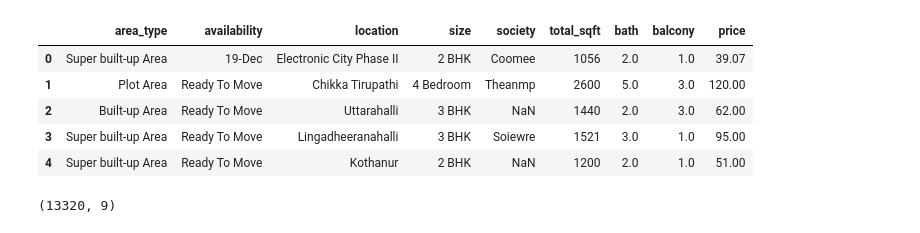
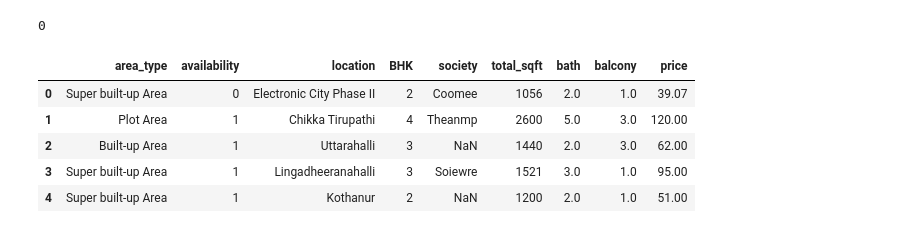
Before and after one commit to NandaKishore-prog/Bangalore_price_prediction, a Jupyter notebook: src/data_preprocessing.ipynb, the cells around one changed output. Drawn from its saved outputs; the diff is of its cells as text; code cells hidden in the pictures.

```diff
--- a/src/data_preprocessing.ipynb
+++ b/src/data_preprocessing.ipynb
@@ -3,0 +26,4 @@ df=pd.read_csv("../data/raw/bengaluru_house_prices.csv")
+# %%
+df1=df0.copy()
+df1=df1[~(df1.availability=="Immediate Possession")] #remove this catogery
+df1.shape
@@ -3,0 +32,3 @@ df=pd.read_csv("../data/raw/bengaluru_house_prices.csv")
+# %%
+df1["availability"]=df1.availability.apply(lambda x:1 if x.lower().strip()=="ready to move" else 0)
+df1.head()
@@ -3,0 +44,4 @@ df=pd.read_csv("../data/raw/bengaluru_house_prices.csv")
+# %%
+df2=df1.copy()
+df2.rename(columns={"size":"BHK"},inplace=True)
+df2.head()
@@ -4,13 +55,15 @@ df=pd.read_csv("../data/raw/bengaluru_house_prices.csv")
+# %%
+df2.BHK.isnull().sum()
+# %% [output]
+0
+# %%
+df2["BHK"]=df2.BHK.apply(lambda x:x.split()[0])
 # %%
-df.head()
+df2.head()
 # %% [output]
-|  | area_type | availability | location | size | society | total_sqft | bath | balcony | price |
-| 0 | Super built-up Area | 19-Dec | Electronic City Phase II | 2 BHK | Coomee | 1056 | 2.0 | 1.0 | 39.07 |
-| 1 | Plot Area | Ready To Move | Chikka Tirupathi | 4 Bedroom | Theanmp | 2600 | 5.0 | 3.0 | 120.00 |
-| 2 | Built-up Area | Ready To Move | Uttarahalli | 3 BHK | NaN | 1440 | 2.0 | 3.0 | 62.00 |
-| 3 | Super built-up Area | Ready To Move | Lingadheeranahalli | 3 BHK | Soiewre | 1521 | 3.0 | 1.0 | 95.00 |
-| 4 | Super built-up Area | Ready To Move | Kothanur | 2 BHK | NaN | 1200 | 2.0 | 1.0 | 51.00 |
+|  | area_type | availability | location | BHK | society | total_sqft | bath | balcony | price |
+| 0 | Super built-up Area | 0 | Electronic City Phase II | 2 | Coomee | 1056 | 2.0 | 1.0 | 39.07 |
+| 1 | Plot Area | 1 | Chikka Tirupathi | 4 | Theanmp | 2600 | 5.0 | 3.0 | 120.00 |
+| 2 | Built-up Area | 1 | Uttarahalli | 3 | NaN | 1440 | 2.0 | 3.0 | 62.00 |
+| 3 | Super built-up Area | 1 | Lingadheeranahalli | 3 | Soiewre | 1521 | 3.0 | 1.0 | 95.00 |
+| 4 | Super built-up Area | 1 | Kothanur | 2 | NaN | 1200 | 2.0 | 1.0 | 51.00 |
-# %%
-df.shape
-# %% [output]
-(13320, 9)
```
Also changed, not shown: parts of 70 cells of this notebook.
